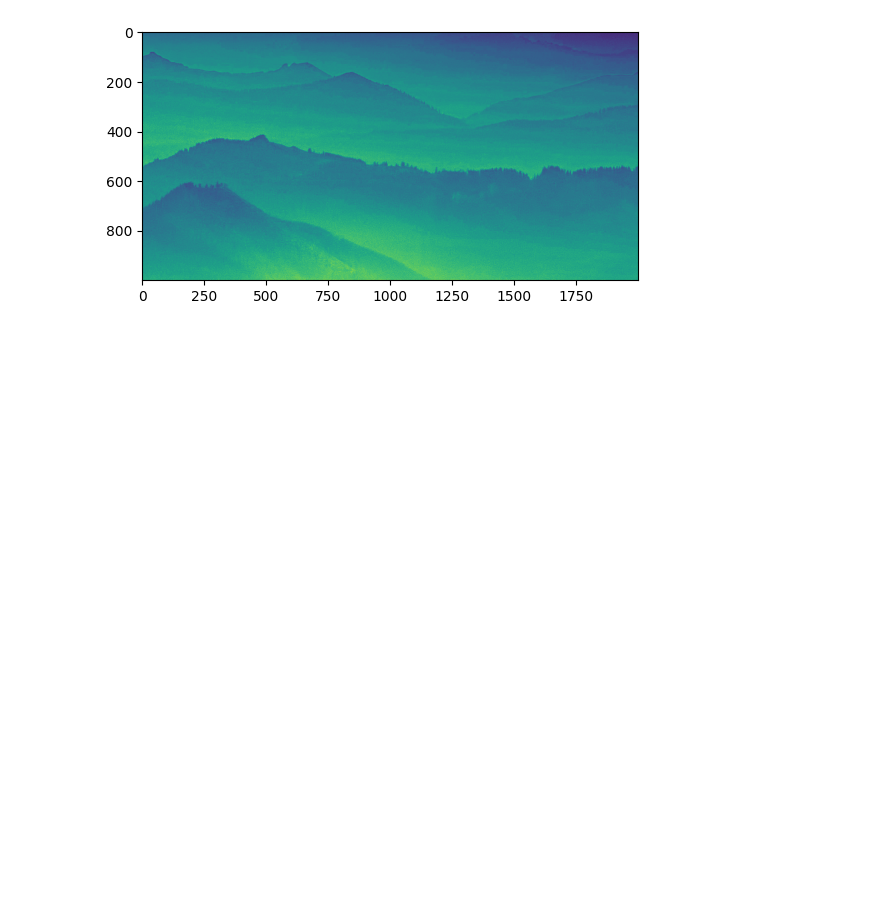
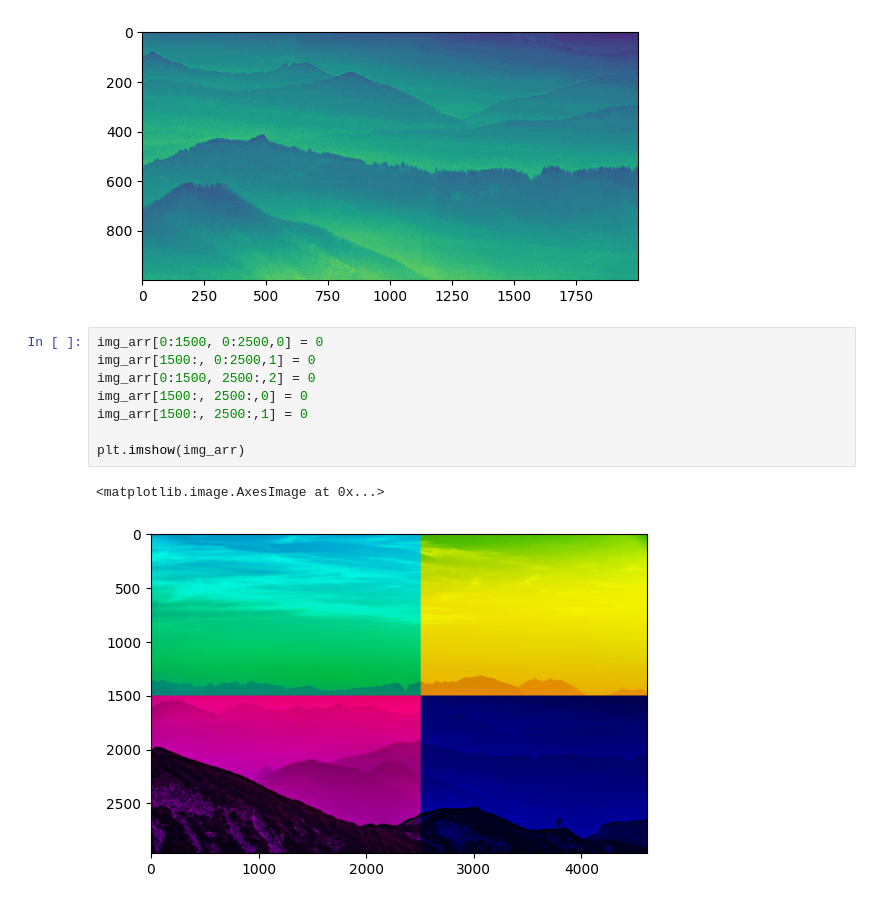
Before and after one commit to Sankalpkarn/Data_Analytics, a Jupyter notebook: Project_DA.ipynb, the cells around one changed output. Drawn from its saved outputs; the diff is of its cells as text; blank space fills up the shorter version.

```diff
--- a/Project_DA.ipynb
+++ b/Project_DA.ipynb
@@ -55,3 +55,14 @@ plt.imshow(img_arr[1500:2500,2000:4000,2])#Fourth Quater From Image With Color
 # %% [output]
 <matplotlib.image.AxesImage at 0x...>
 [figure]
+# %%
+img_arr[0:1500, 0:2500,0] = 0
+img_arr[1500:, 0:2500,1] = 0
+img_arr[0:1500, 2500:,2] = 0
+img_arr[1500:, 2500:,0] = 0
+img_arr[1500:, 2500:,1] = 0
+
+plt.imshow(img_arr)
+# %% [output]
+<matplotlib.image.AxesImage at 0x...>
+[figure, added]
```
Also changed, not shown: parts of 1 cell of this notebook.
